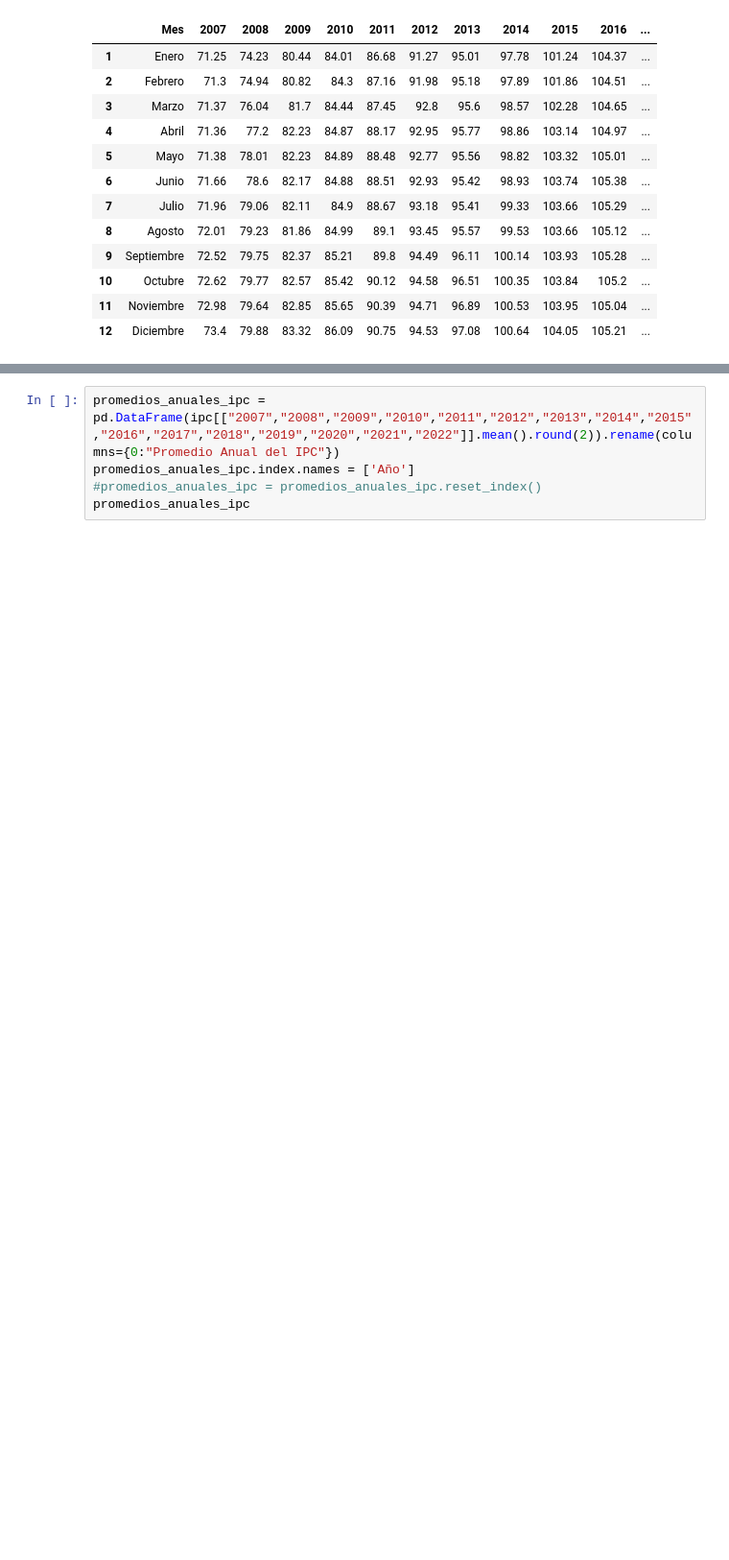
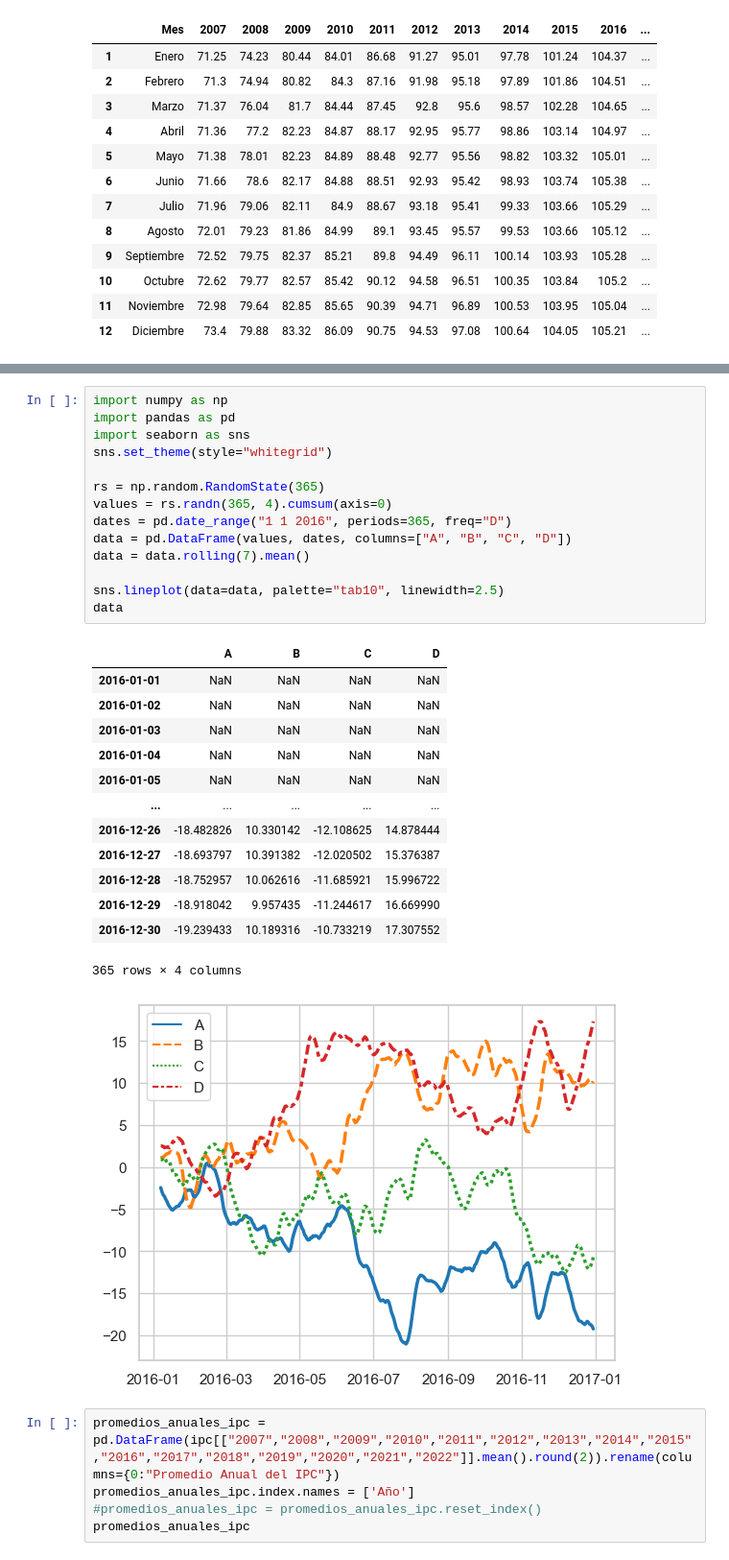
Before and after one commit to marcelochavez-ec/TALLER-DE-DASHBOARDS-CON-PYTHON, a Jupyter notebook: notebooks/TALLER DASHBOARDS CON PYTHON.ipynb, the cells around one changed output, grey strips where cells are left out. Shown at 96% size. Drawn from its saved outputs; the diff is of its cells as text; blank space fills up the shorter version.

```diff
--- a/notebooks/TALLER DASHBOARDS CON PYTHON.ipynb
+++ b/notebooks/TALLER DASHBOARDS CON PYTHON.ipynb
@@ -245,3 +341,32 @@ ipc
+# %%
+import numpy as np
+import pandas as pd
+import seaborn as sns
+sns.set_theme(style="whitegrid")
+
+rs = np.random.RandomState(365)
+values = rs.randn(365, 4).cumsum(axis=0)
+dates = pd.date_range("1 1 2016", periods=365, freq="D")
+data = pd.DataFrame(values, dates, columns=["A", "B", "C", "D"])
+data = data.rolling(7).mean()
+
+sns.lineplot(data=data, palette="tab10", linewidth=2.5)
+data
+# %% [output]
+|  | A | B | C | D |
+| 2016-01-01 | NaN | NaN | NaN | NaN |
+| 2016-01-02 | NaN | NaN | NaN | NaN |
+| 2016-01-03 | NaN | NaN | NaN | NaN |
+| 2016-01-04 | NaN | NaN | NaN | NaN |
+| 2016-01-05 | NaN | NaN | NaN | NaN |
+| ... | ... | ... | ... | ... |
+| 2016-12-26 | -18.482826 | 10.330142 | -12.108625 | 14.878444 |
+| 2016-12-27 | -18.693797 | 10.391382 | -12.020502 | 15.376387 |
+| 2016-12-28 | -18.752957 | 10.062616 | -11.685921 | 15.996722 |
+| 2016-12-29 | -18.918042 | 9.957435 | -11.244617 | 16.669990 |
+| 2016-12-30 | -19.239433 | 10.189316 | -10.733219 | 17.307552 |
+365 rows × 4 columns
+[figure, added]
 # %%
 promedios_anuales_ipc = pd.DataFrame(ipc[["2007","2008","2009","2010","2011","2012","2013","2014","2015","2016","2017","2018","2019","2020","2021","2022"]].mean().round(2)).rename(columns={0:"Promedio Anual del IPC"})
 promedios_anuales_ipc.index.names = ['Año']
```
Also changed, not shown: parts of 8 cells of this notebook, 2 other files.
